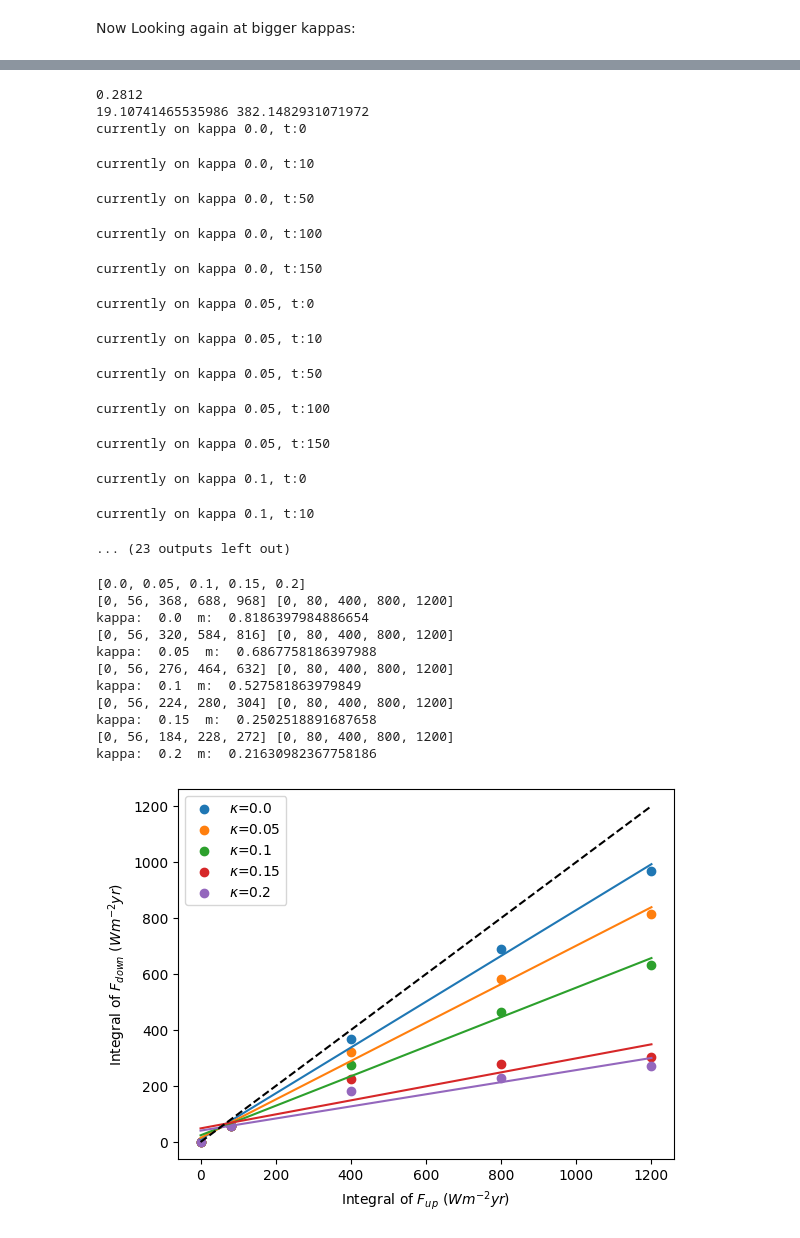
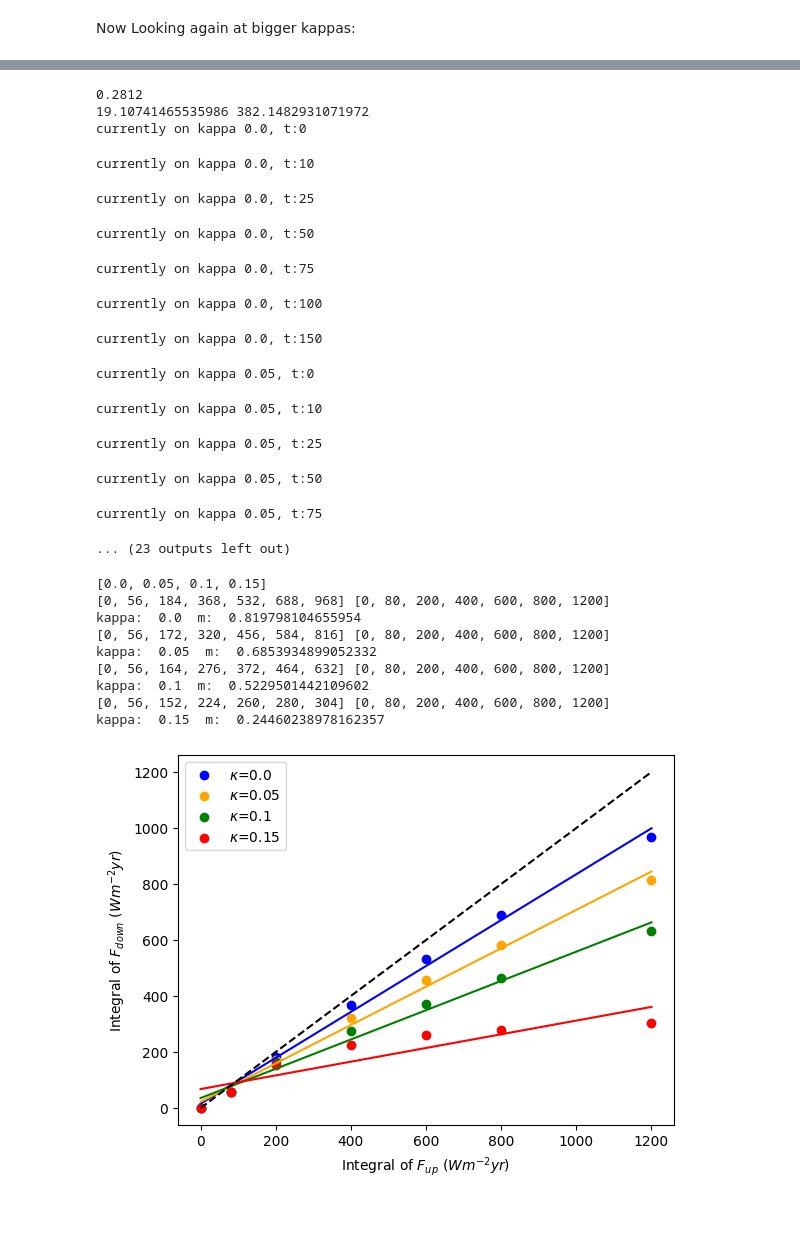
Before and after one commit to francesmcginley/ar6, a Jupyter notebook: Exploration/W11FindingWhereBouttesBreaks.ipynb, the cells around one changed output, grey strips where cells are left out. Drawn from its saved outputs; the diff is of its cells as text; code cells hidden in the pictures.

Commit message:
making a final graph

```diff
--- a/Exploration/W11FindingWhereBouttesBreaks.ipynb
+++ b/Exploration/W11FindingWhereBouttesBreaks.ipynb
@@ -856,7 +856,7 @@ t = 150, k = 0.2
 0.2
 # %%
 kappas = [0.0,0.05, 0.1, 0.15, 0.2]
-ts = np.array([0,10,50,100,150])
+ts = np.array([0,10,25,50,75,100,150])
 
 runManyKappas = RunWithC_ratio(kappas, ts)
 # %% [output]
@@ -864,19 +864,19 @@ runManyKappas = RunWithC_ratio(kappas, ts)
 19.10741465535986 382.1482931071972
 currently on kappa 0.0, t:0
 currently on kappa 0.0, t:10
-currently on kappa 0.0, t:50
+currently on kappa 0.0, t:25
-currently on kappa 0.0, t:100
+currently on kappa 0.0, t:50
-currently on kappa 0.0, t:150
+currently on kappa 0.0, t:75
-currently on kappa 0.05, t:0
+currently on kappa 0.0, t:100
-currently on kappa 0.05, t:10
+currently on kappa 0.0, t:150
-currently on kappa 0.05, t:50
+currently on kappa 0.05, t:0
-currently on kappa 0.05, t:100
+currently on kappa 0.05, t:10
-currently on kappa 0.05, t:150
+currently on kappa 0.05, t:25
-currently on kappa 0.1, t:0
+currently on kappa 0.05, t:50
-currently on kappa 0.1, t:10
+currently on kappa 0.05, t:75
 ... (23 outputs left out)
 # %%
-
+kappas = [0.0,0.05, 0.1, 0.15]
 def IntegralFinder(run, run_name, kappa):
     """
     returns integrals needed for plots for a specific kappa and m
@@ -935,49 +935,49 @@ for k in kappas:
 
 def shortPlotFints(kappas, ms, cs, fint_up_dic, fint_down_dic):
 
-
+        colors = ['blue', 'orange', 'green', 'red', 'purple',
+                      'black', 'cyan']
         fig, axs = plt.subplots()
         #fig.suptitle(f"Bouttes Parameters ")
 
         l, b, h, w = .2, .55, .15, .3
 
         # ax2 = fig.add_axes([l, b, w, h])
         # ax2.axhline(0, color="k")
 
-        for k in kappas:
+        for p,k in enumerate(kappas):
             fint_up = fint_up_dic[k]
             fint_down = fint_down_dic[k]
             m = ms[k]
             c = cs[k]
+            color = colors[p]
 
             xs = np.array(fint_up)
             residuals = (fint_down - ( m * xs + c) )
-            axs.scatter(fint_up, fint_down, label = f"$\kappa$=%s"%k)
-            axs.plot(xs, m * xs + c)
+            axs.scatter(fint_up, fint_down, label = f"$\kappa$=%s"%k, color = color)
+            axs.plot(xs, m * xs + c, color = color)
 
 
             #axs.annotate(f"m: %s"%"{:.2f}".format(m) , (xs[-1],fint_down[-1]+50))
 
 
             # ax2.scatter(xs, residuals, marker="x", s = 6)
 
         axs.set_xlabel("Integral of $F_{up}$ ($Wm^{-2} yr$)")
         axs.set_ylabel("Integral of $F_{down}$ ($Wm^{-2} yr$)")
         axs.plot(np.sort(xs), np.sort(xs), "k", linestyle= "dashed")
 
         axs.legend()
 
 shortPlotFints(kappas, ms, cs, fint_up_dic, fint_down_dic)
 # %% [output]
-[0.0, 0.05, 0.1, 0.15, 0.2]
-[0, 56, 368, 688, 968] [0, 80, 400, 800, 1200]
-kappa:  0.0  m:  0.8186397984886654
-[0, 56, 320, 584, 816] [0, 80, 400, 800, 1200]
-kappa:  0.05  m:  0.6867758186397988
-[0, 56, 276, 464, 632] [0, 80, 400, 800, 1200]
-kappa:  0.1  m:  0.527581863979849
-[0, 56, 224, 280, 304] [0, 80, 400, 800, 1200]
-kappa:  0.15  m:  0.2502518891687658
-[0, 56, 184, 228, 272] [0, 80, 400, 800, 1200]
-kappa:  0.2  m:  0.21630982367758186
+[0.0, 0.05, 0.1, 0.15]
+[0, 56, 184, 368, 532, 688, 968] [0, 80, 200, 400, 600, 800, 1200]
+kappa:  0.0  m:  0.819798104655954
+[0, 56, 172, 320, 456, 584, 816] [0, 80, 200, 400, 600, 800, 1200]
+kappa:  0.05  m:  0.6853934899052332
+[0, 56, 164, 276, 372, 464, 632] [0, 80, 200, 400, 600, 800, 1200]
+kappa:  0.1  m:  0.5229501442109602
+[0, 56, 152, 224, 260, 280, 304] [0, 80, 200, 400, 600, 800, 1200]
+kappa:  0.15  m:  0.24460238978162357
-[figure, old version]
+[figure, new version]
```
Also changed, not shown: parts of 2 cells of this notebook, 6 other files.
